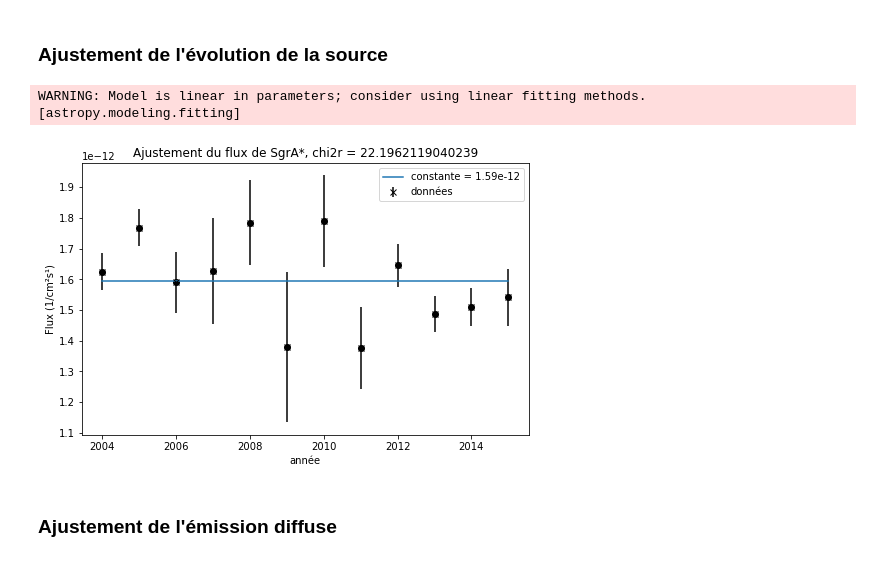
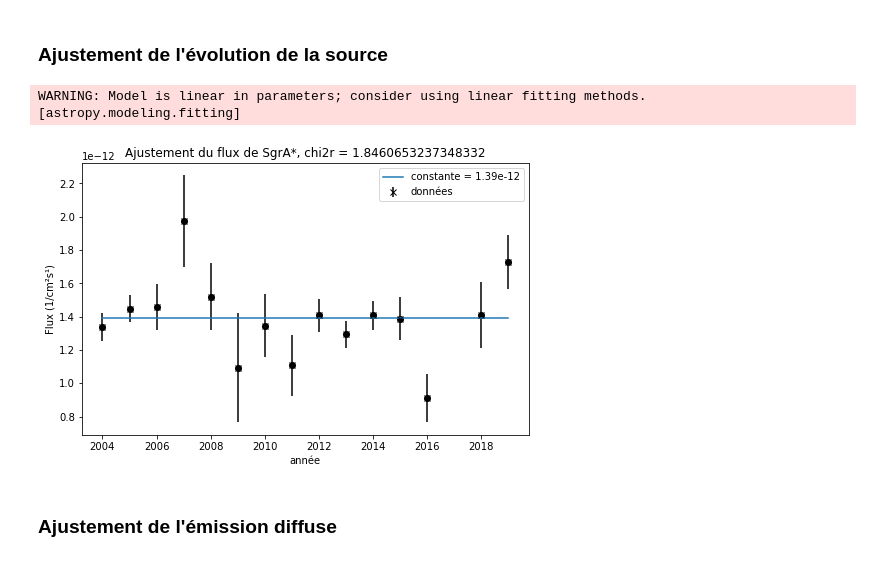
Before and after one commit to SamZouari/hess, a Jupyter notebook: notebooks0.15/analyse3D/evolution_3compin1_diffuse.ipynb, the cells around one changed output. Drawn from its saved outputs; the diff is of its cells as text; code cells hidden in the pictures.

```diff
--- a/notebooks0.15/analyse3D/evolution_3compin1_diffuse.ipynb
+++ b/notebooks0.15/analyse3D/evolution_3compin1_diffuse.ipynb
@@ -349,6 +354,10 @@ array([[8.19228403e-14, 4.92483258e-13, 1.23564394e-08],
 # %%
+pathm = Path(path / "models")
+pathm.mkdir(exist_ok=True)
+
 for year in range(2004,2020):
-    mapdataset_dict[year].models.write("../../../hess_results/DE_3compin1_CCdiv10000_bkg-peak/models/model"+ str(year), overwrite=True)
+    name = "model"+ str(year)
+    mapdataset_dict[year].models.write(pathm/name, overwrite=True)
 # %% [markdown]
 ### Affichage et sauvegarde des résidus
 # %%
@@ -356,9 +365,13 @@ region = CircleSkyRegion(
     center=src_pos, radius=0.5 * u.deg
 )
 
+pathr = Path(path/"residuals")
+pathr.mkdir(exist_ok=True)
+
 for year in range(2004,2020):
     mapdataset_dict[year].plot_residuals(
         region=region, method="diff/sqrt(model)", vmin=-1.0, vmax=1.0
         )
-    plt.savefig("../../../hess_results/DE_3compin1_CCdiv10000_bkg-peak/residuals/residuals_"+str(year)+".pdf", overwrite=True)
+    name = "residuals_"+str(year)+".pdf"
+    plt.savefig(pathr/name, overwrite=True)
 # %% [output]
@@ -477,29 +490,32 @@ yerr_rap = (resGC/resdiff)*np.sqrt((yerrGC/resGC)**2 + (yerrdiff/resdiff)**2 -bi
 # %% [markdown]
 ### Graphes des différents flux (les données importantes)
 # %%
+years = [k for k in range(2004,2020)]
+
+
 plt.figure(figsize=(10,15))
 
 ax1 = plt.subplot(4,1,1)
 
-plt.errorbar(range(2004,2017) , resGC[0:13], yerr=yerrGC[0:13], fmt='ko')# ax=ax1)
+plt.errorbar(years , resGC, yerr=yerrGC, fmt='ko')# ax=ax1)
 plt.title("Evolution du flux de SgrA* entre 1 TeV et 10 TeV")
 plt.grid()
 
 ax2 = plt.subplot(4,1,2)
-plt.errorbar(range(2004,2017) , resdiff[0:13], yerr=yerrdiff[0:13], fmt='ko')
+plt.errorbar(years , resdiff, yerr=yerrdiff, fmt='ko')
 plt.title("Evolution du flux de l'émission diffuse entre 1 TeV et 10 TeV")
 plt.grid()
 
 ax2 = plt.subplot(4,1,3)
-plt.errorbar(range(2004,2017) , resGC[0:13]/resdiff[0:13], yerr=yerr_rap[0:13], fmt='ko')
+plt.errorbar(years , resGC/resdiff, yerr=yerr_rap, fmt='ko')
 plt.title("Evolution du rapport source/diffus entre 1 TeV et 10 TeV")
 plt.grid()
 
 
 ax4 = plt.subplot(4,1,4)
-plt.errorbar(range(2004,2017) , norms[0:13], yerr=norms_err[0:13], fmt='ko')# ax=ax1)
+plt.errorbar(years , norms, yerr=norms_err, fmt='ko')# ax=ax1)
 plt.title("Evolution de la normalisation du fond")
 plt.grid()
 
-plt.savefig("../../../hess_results/DE_3compin1_CCdiv10000_bkg-peak/GCDEflux_evolution_04_16.pdf")
+plt.savefig(path/"GCDEflux_evolution_04_19_full.pdf")
 # %% [output]
@@ -524,46 +540,46 @@ def chisqr(obs, exp, error):
     chisqr = 0
     for i in range(len(obs)):
         chisqr = chisqr + ((obs[i]-exp)**2)/(error[i]**2)
-    return chisqr
+    return chisqr/(len(obs) -1)
 # %% [markdown]
 ### Ajustement de l'évolution de la source
 # %%
-x = range(2004,2020)
+x = years
 y = resGC
 y_uncs = yerrGC
 
-x = np.delete(x, [12,13,14,15])
-y = np.delete(y, [12,13,14,15])
-y_uncs = np.delete(y_uncs, [12,13,14,15])
+x = np.delete(x, [13])
+y=np.delete(y,[13])
+y_uncs = np.delete(y_uncs, [13])
 
 
 # Fit the data using a box model.
 # Bounds are not really needed but included here to demonstrate usage.
 t_init = models.Const1D(1e-12)
 fit_t = fitting.LevMarLSQFitter()
 t = fit_t(t_init, x, y) #, weights=1.0/y_uncs)
 
 # évaluation du chi2 réduit
-A1 = np.delete(resGC, [12,13,14,15])
+A1 = y
 A2 = t(2004)
-err_bars = yerrGC
-chi2, pval = stats.chisquare(A1, A2)
+err_bars = y_uncs
+chi2, pval = stats.chisquare(y, A2)
 chi2r = chisqr(A1, A2, err_bars)
 
 
 # Plot the data with the best-fit model
 plt.figure(figsize=(8,5))
 plt.plot(x, y, 'ko')
 plt.errorbar(x, y, yerr=y_uncs, fmt='kx', label="données")
 plt.plot(x, t(x), label='constante = ' + str(round(t(2004), 14)) )
 plt.xlabel('année')
 plt.ylabel('Flux (1/cm²s¹)')
 plt.legend(loc=1)
 plt.title("Ajustement du flux de SgrA*, chi2r = " + str(chi2r))
-plt.savefig("../../../hess_results/DE_3compin1_CCdiv10000_bkg-peak/fit_flux_SgrAstar_04_15.pdf")
+plt.savefig(path/"fit_flux_SgrAstar_04_19.pdf")
 # %% [output]
 WARNING: Model is linear in parameters; consider using linear fitting methods. [astropy.modeling.fitting]
-[figure, old version]
+[figure, new version]
 # %% [markdown]
 ### Ajustement de l'émission diffuse
 # %%
```
Also changed, not shown: parts of 18 cells of this notebook, 1 other file.
